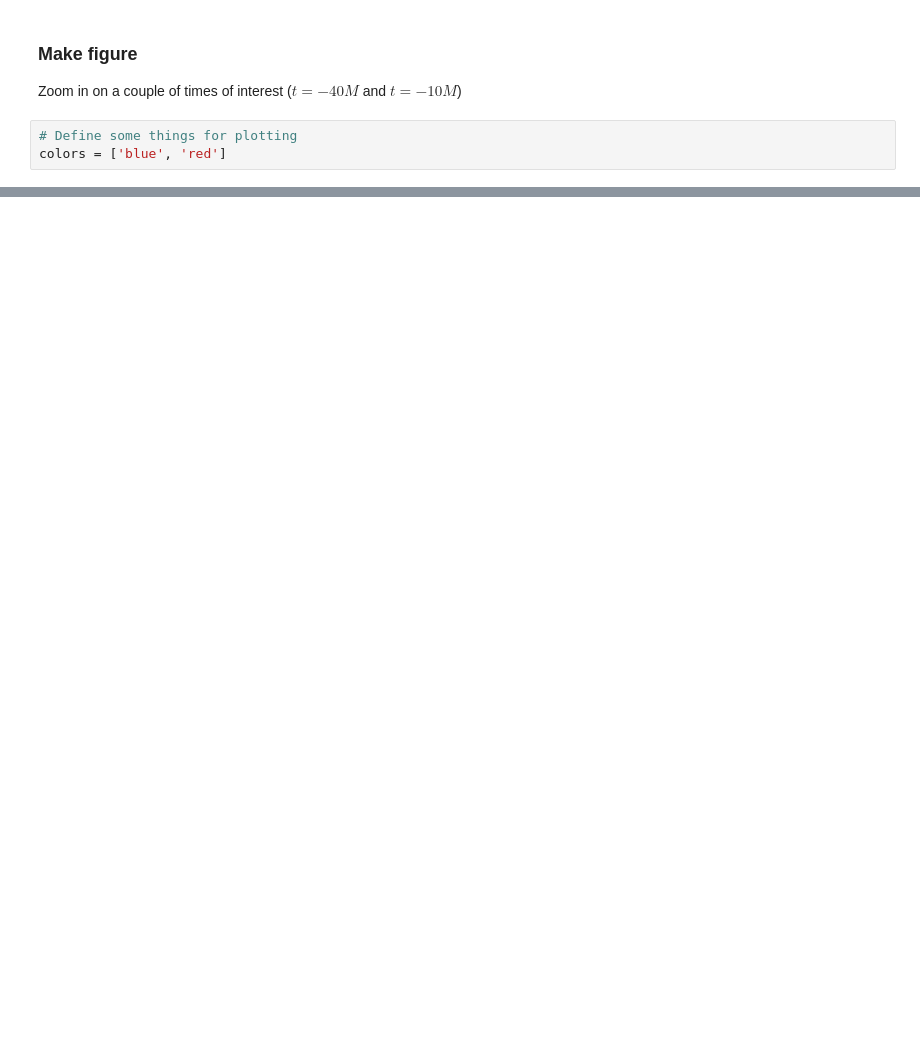
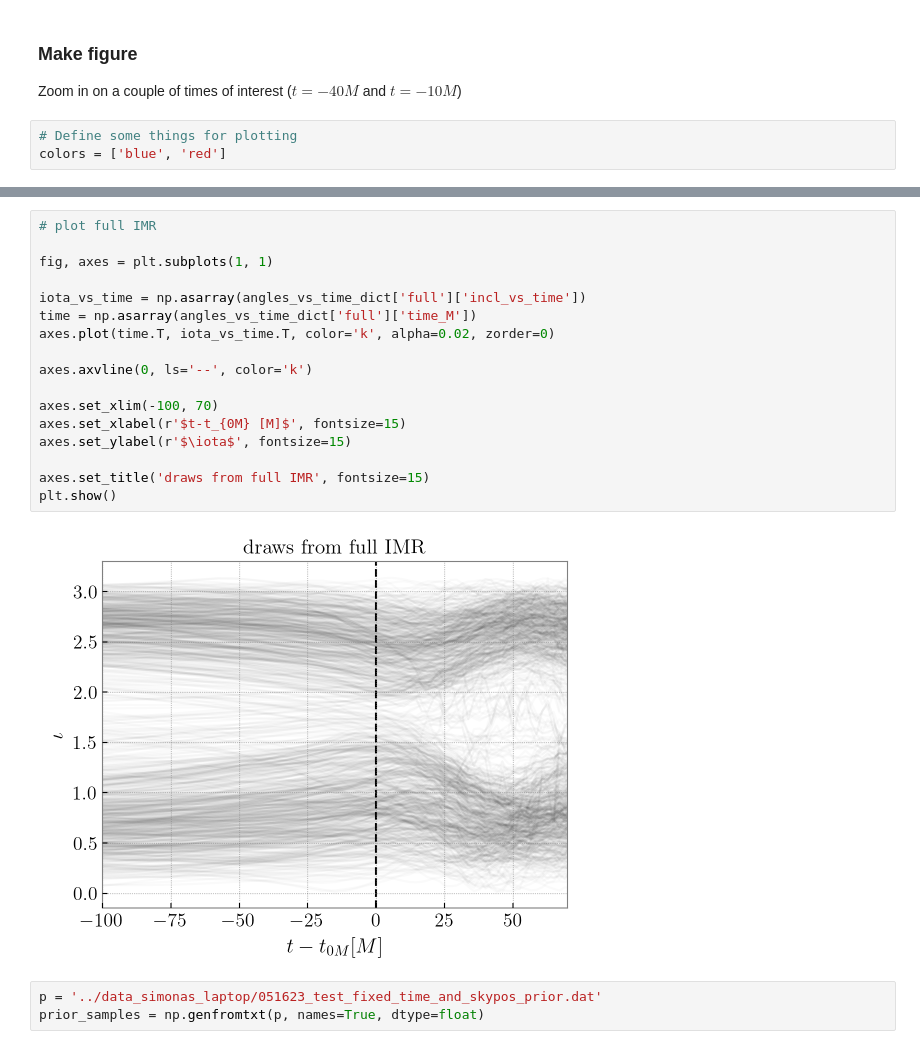
Before and after one commit to simonajmiller/gw190521-timedomain-release, a Jupyter notebook: figures/figure_04.ipynb, the cells around one changed output, grey strips where cells are left out. Saved outputs shown, nothing was run; the diff lists cells and outputs as text; blank space fills up the shorter version.

```diff
--- a/figures/figure_04.ipynb
+++ b/figures/figure_04.ipynb
@@ -93,0 +106,22 @@ plt.show()
+# %%
+# plot full IMR
+
+fig, axes = plt.subplots(1, 1)
+
+iota_vs_time = np.asarray(angles_vs_time_dict['full']['incl_vs_time'])
+time = np.asarray(angles_vs_time_dict['full']['time_M'])
+axes.plot(time.T, iota_vs_time.T, color='k', alpha=0.02, zorder=0)
+
+axes.axvline(0, ls='--', color='k')
+
+axes.set_xlim(-100, 70)
+axes.set_xlabel(r'$t-t_{0M} [M]$', fontsize=15)
+axes.set_ylabel(r'$\iota$', fontsize=15)
+
+axes.set_title('draws from full IMR', fontsize=15)
+plt.show()
+# %% [output]
+[figure, added]
+# %%
+p = '../data_simonas_laptop/051623_test_fixed_time_and_skypos_prior.dat'
+prior_samples = np.genfromtxt(p, names=True, dtype=float)
```
Also changed, not shown: parts of 6 cells of this notebook, 2 other files.
